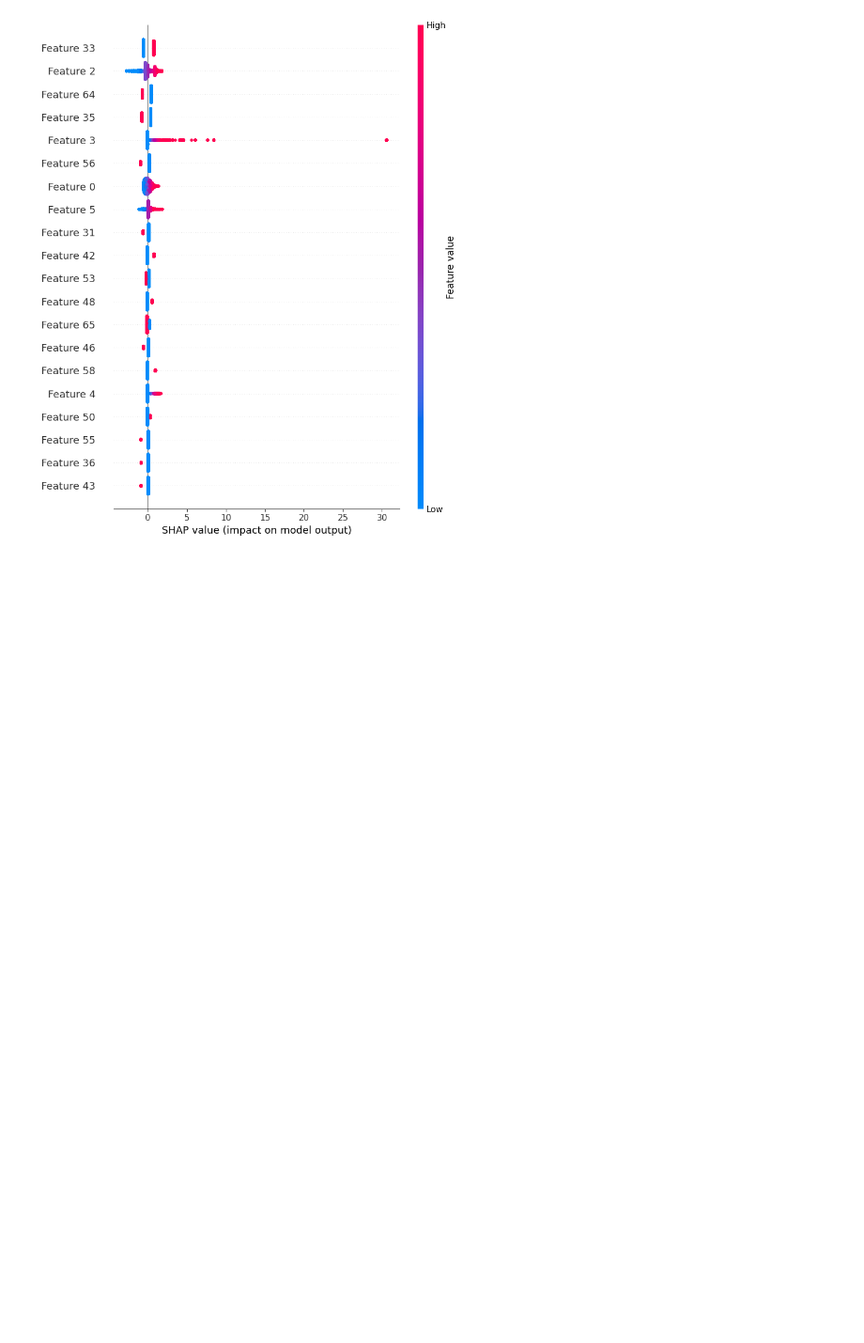
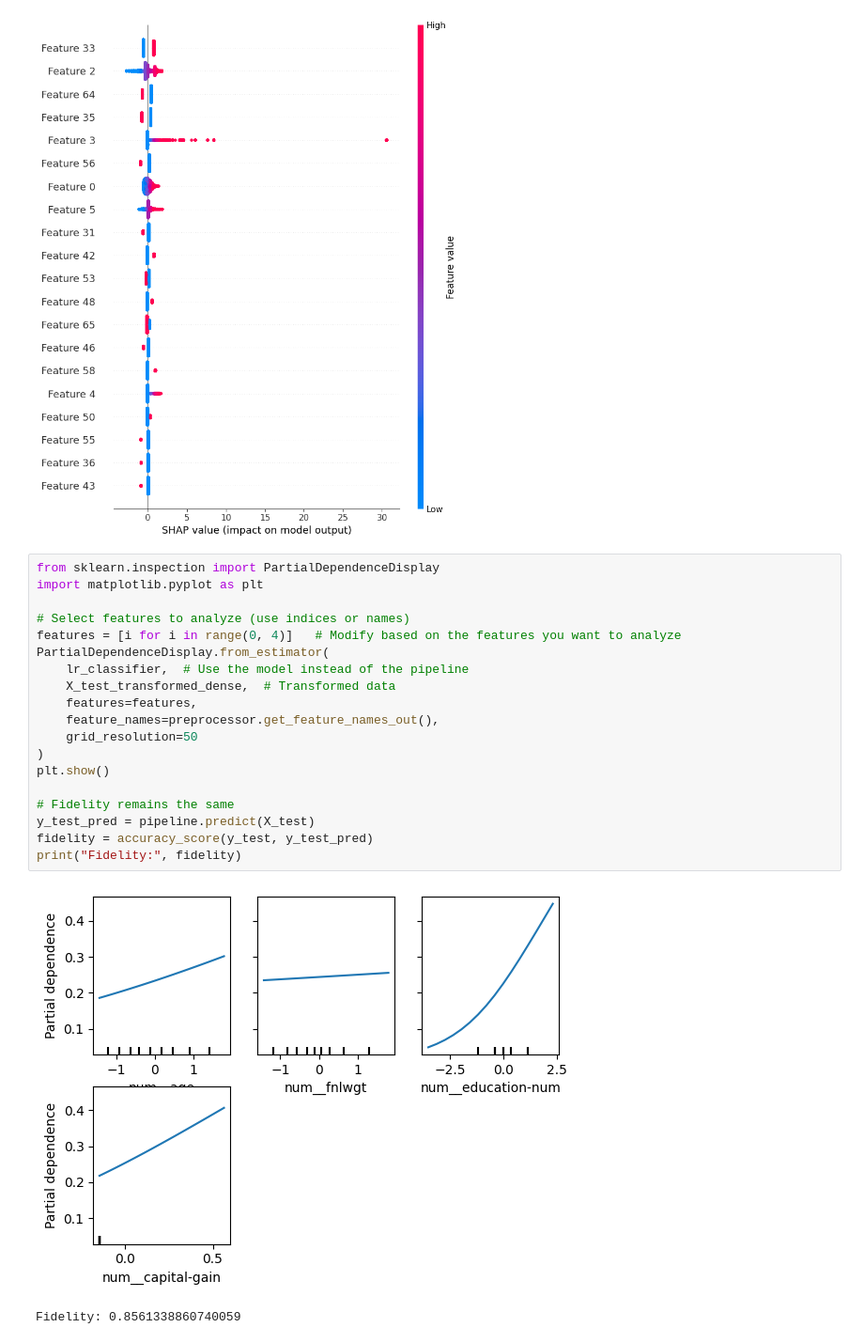
Before and after one commit to aryan04756/XAI_Models, a Jupyter notebook: XAI_Models/binary/adult_income/Logistic Regression/Logistic Regression.ipynb, the cells around one changed output. Shown at 94% size. Saved outputs shown, nothing was run; the diff lists cells and outputs as text; blank space fills up the shorter version.

```diff
--- a/XAI_Models/binary/adult_income/Logistic Regression/Logistic Regression.ipynb
+++ b/XAI_Models/binary/adult_income/Logistic Regression/Logistic Regression.ipynb
@@ -295,3 +322,25 @@ shap.summary_plot(shap_values, X_test_transformed_dense)
 [figure]
 Fidelity: 0.8561338860740059
 [figure]
+# %%
+from sklearn.inspection import PartialDependenceDisplay
+import matplotlib.pyplot as plt
+
+# Select features to analyze (use indices or names)
+features = [i for i in range(0, 4)]   # Modify based on the features you want to analyze
+PartialDependenceDisplay.from_estimator(
+    lr_classifier,  # Use the model instead of the pipeline
+    X_test_transformed_dense,  # Transformed data
+    features=features,
+    feature_names=preprocessor.get_feature_names_out(),
+    grid_resolution=50
+)
+plt.show()
+
+# Fidelity remains the same
+y_test_pred = pipeline.predict(X_test)
+fidelity = accuracy_score(y_test, y_test_pred)
+print("Fidelity:", fidelity)
+# %% [output]
+[figure, added]
+Fidelity: 0.8561338860740059
```
Also changed, not shown: parts of 4 cells of this notebook, 13 other files.
